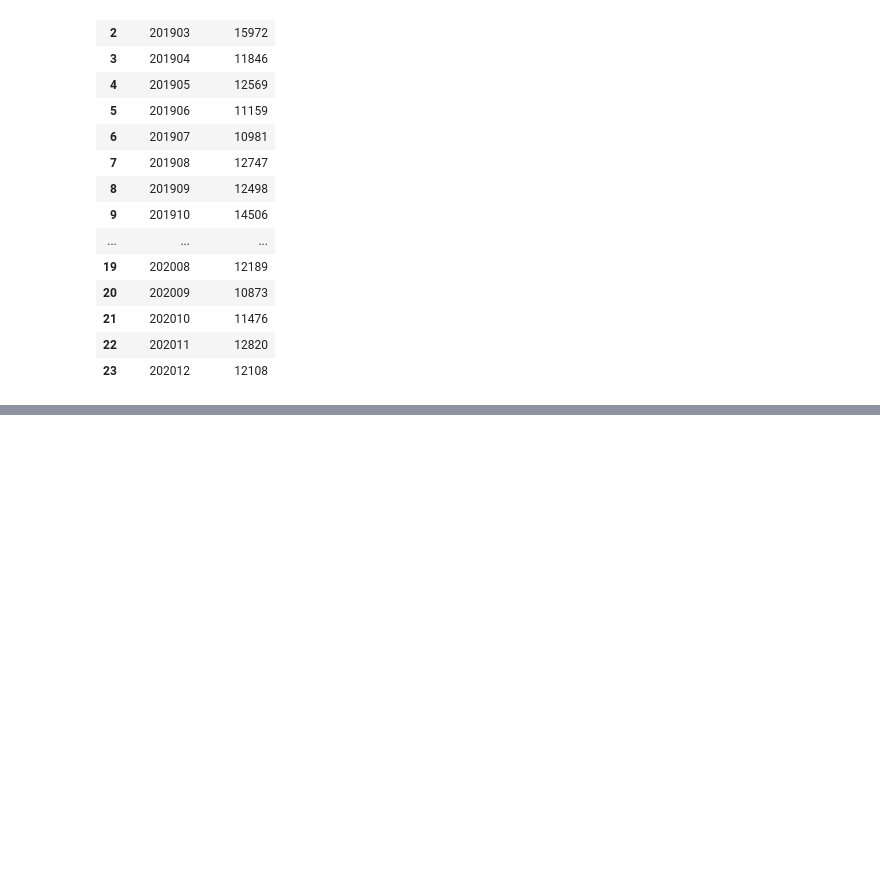
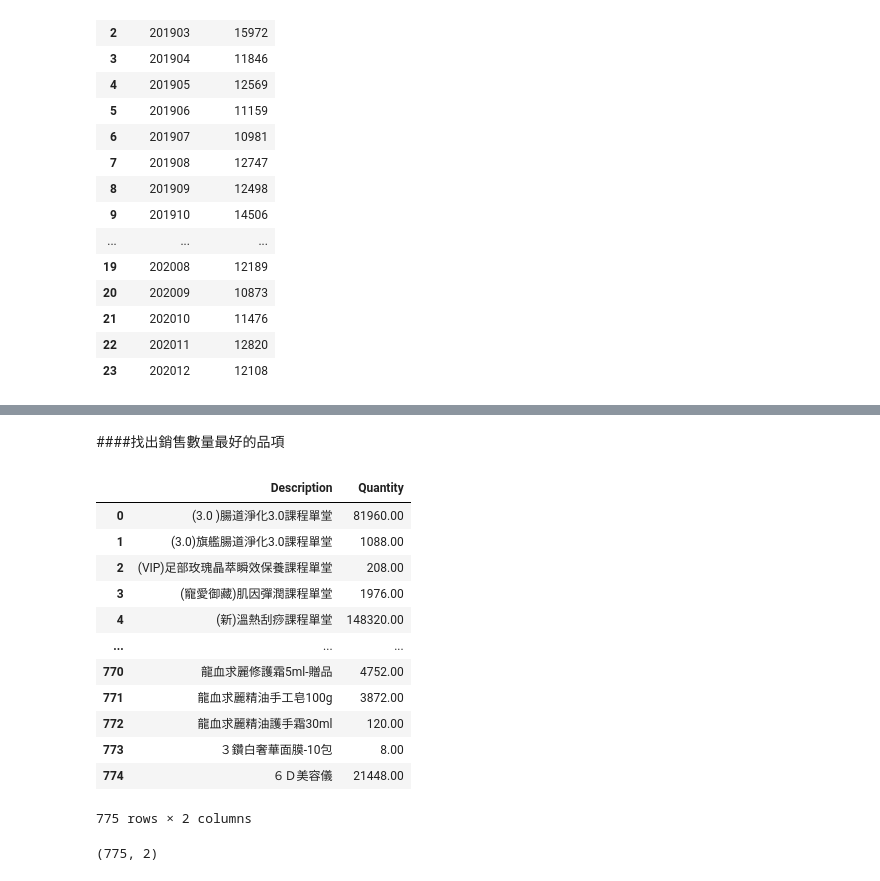
Before and after one commit to 01-slime/EDA, a Jupyter notebook: EDA.ipynb, the cells around one changed output, grey strips where cells are left out. Saved outputs shown, nothing was run; the diff lists cells and outputs as text; code cells hidden in the pictures; blank space fills up the shorter version.

```diff
--- a/EDA.ipynb
+++ b/EDA.ipynb
@@ -724,0 +827,23 @@ plt.show()
+# %% [markdown]
+####找出銷售數量最好的品項
+# %%
+best_sales_quantity = sales_data1.groupby(['Description'])['Quantity'].sum().reset_index()
+best_sales_quantity
+# %% [output]
+|  | Description | Quantity |
+| 0 | (3.0 )腸道淨化3.0課程單堂 | 81960.00 |
+| 1 | (3.0)旗艦腸道淨化3.0課程單堂 | 1088.00 |
+| 2 | (VIP)足部玫瑰晶萃瞬效保養課程單堂 | 208.00 |
+| 3 | (寵愛御藏)肌因彈潤課程單堂 | 1976.00 |
+| 4 | (新)溫熱刮痧課程單堂 | 148320.00 |
+| ... | ... | ... |
+| 770 | 龍血求麗修護霜5ml-贈品 | 4752.00 |
+| 771 | 龍血求麗精油手工皂100g | 3872.00 |
+| 772 | 龍血求麗精油護手霜30ml | 120.00 |
+| 773 | ３鑽白奢華面膜-10包 | 8.00 |
+| 774 | ６Ｄ美容儀 | 21448.00 |
+775 rows × 2 columns
+# %%
+best_sales_quantity.shape
+# %% [output]
+(775, 2)
```
Also changed, not shown: parts of 28 cells of this notebook.
